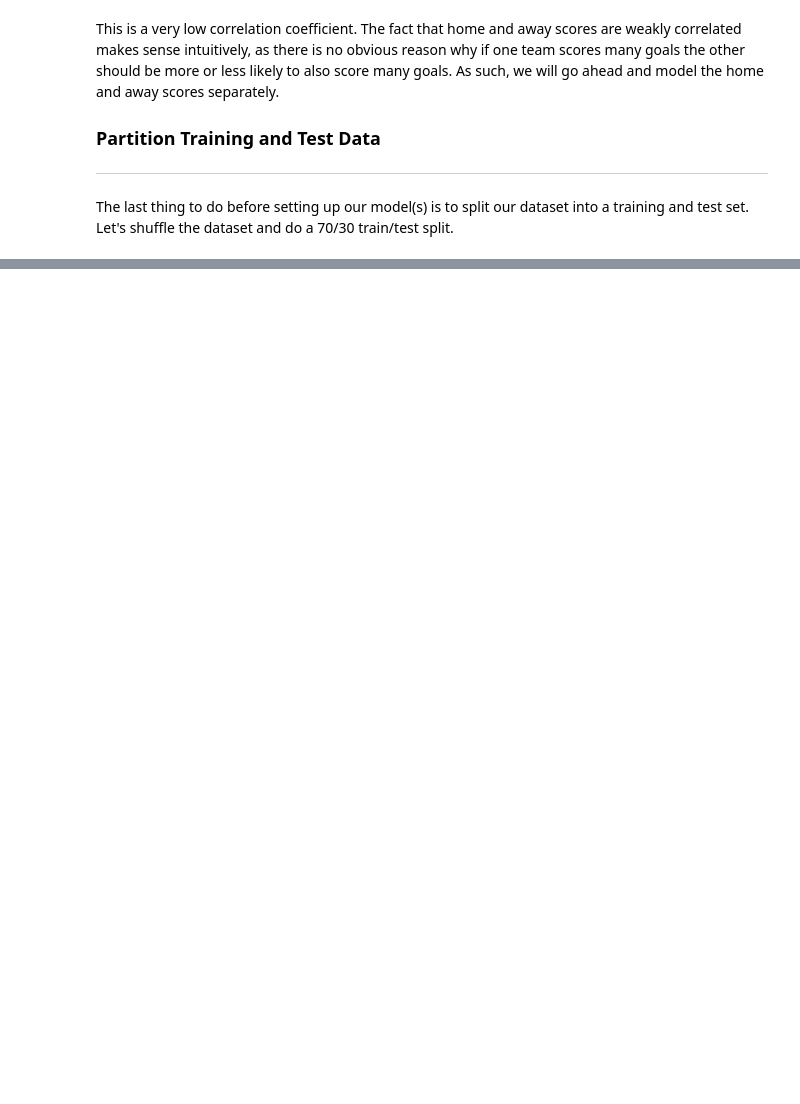
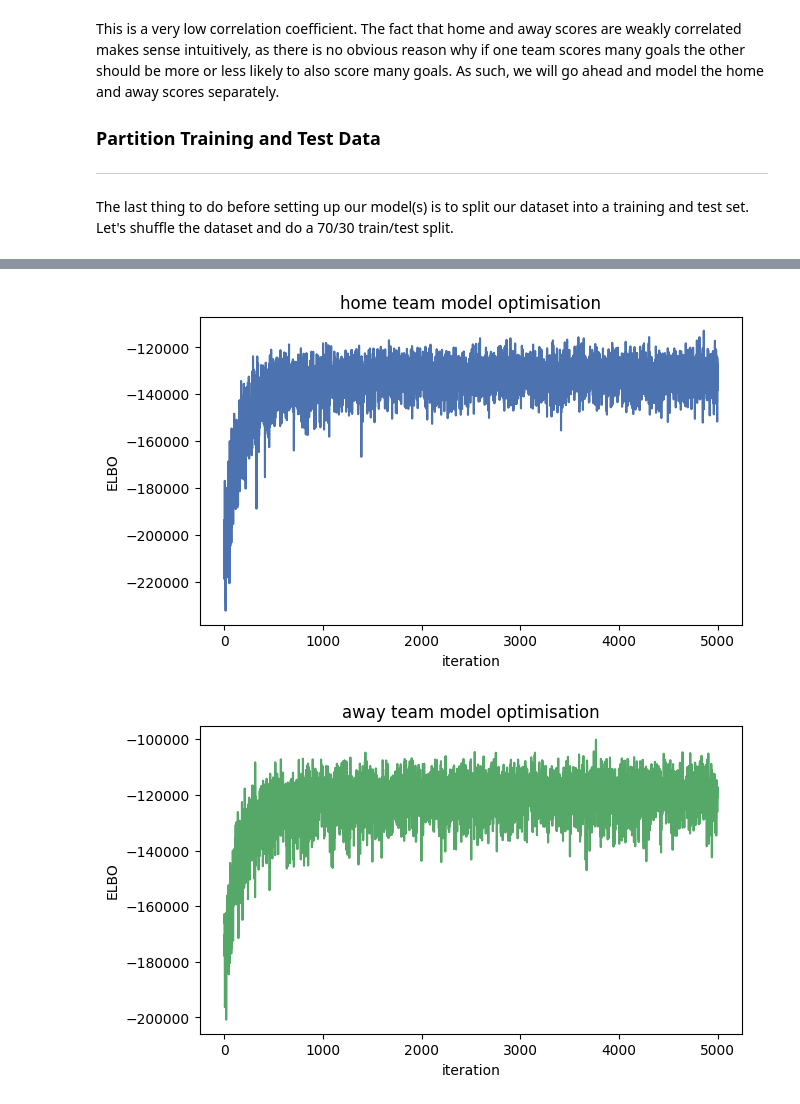
Before and after one commit to oskarfernlund/football-prediction, a Jupyter notebook: model.ipynb, the cells around one changed output, grey strips where cells are left out. Drawn from its saved outputs; the diff is of its cells as text; code cells hidden in the pictures; blank space fills up the shorter version.

```diff
--- a/model.ipynb
+++ b/model.ipynb
@@ -160,12 +204,34 @@ home_score_model = SVGP(
 # %%
+# Optimisation parameters
 minibatch_size = 100
 learning_rate = 0.001
 iterations = 5000
 
-elbos = optimise_svgp_with_adam(
-    model=home_score_model,
+# Train model for predicting home team scores
+home_elbos = optimise_svgp_with_adam(
+    model=home_model,
     data=home_train_data,
     lr=learning_rate,
     batch_size=minibatch_size,
     iters=iterations,
 )
+
+# Plot home team optimisation results
+fig = plot_elbos(home_elbos, title="home team model optimisation", colour="C0")
+plt.show()
+
+# Train model for predicting away team scores
+away_elbos = optimise_svgp_with_adam(
+    model=away_model,
+    data=away_train_data,
+    lr=learning_rate,
+    batch_size=minibatch_size,
+    iters=iterations,
+)
+
+# Plot away team optimisation results
+fig = plot_elbos(away_elbos, title="away team model optimisation", colour="C1")
+plt.show()
+# %% [output]
+[figure, added]
+[figure, added]
```
Also changed, not shown: parts of 18 cells of this notebook, 2 other files.
